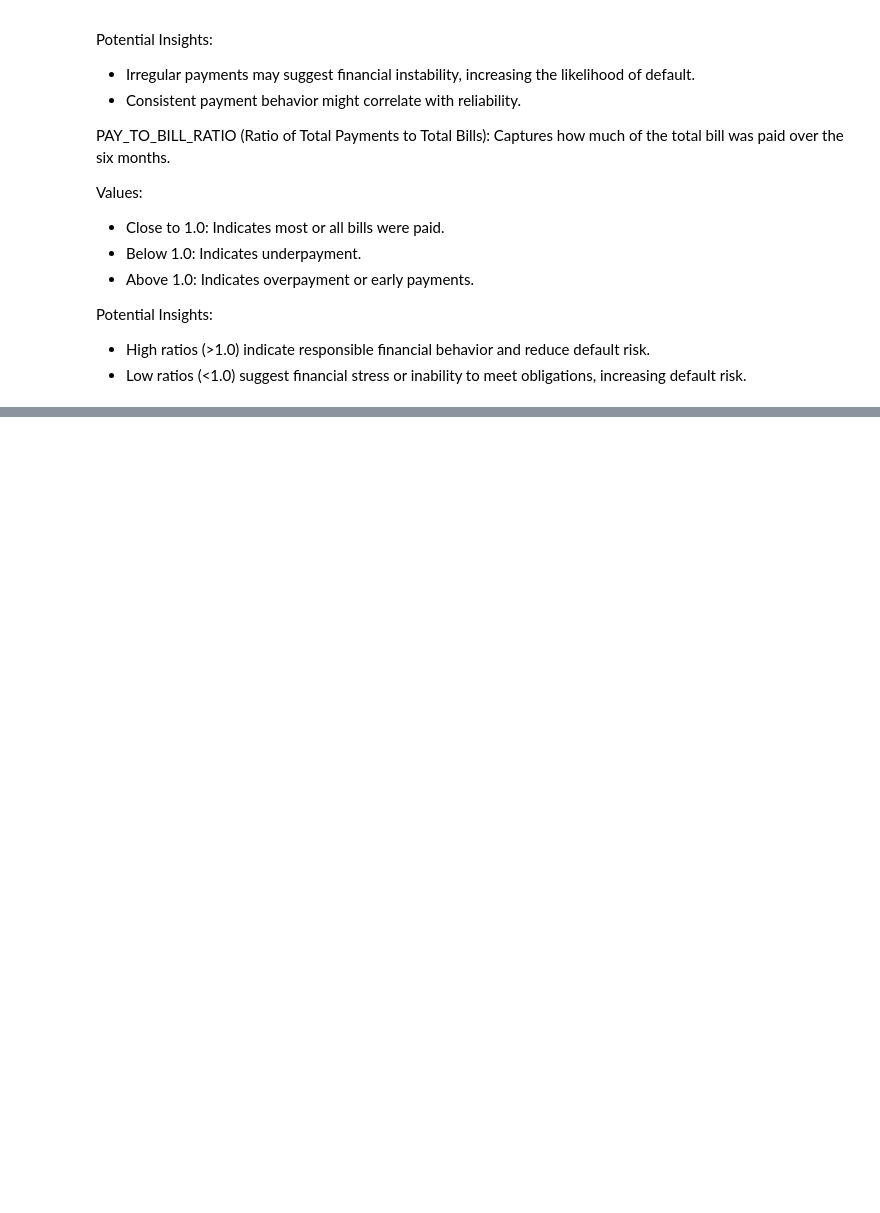
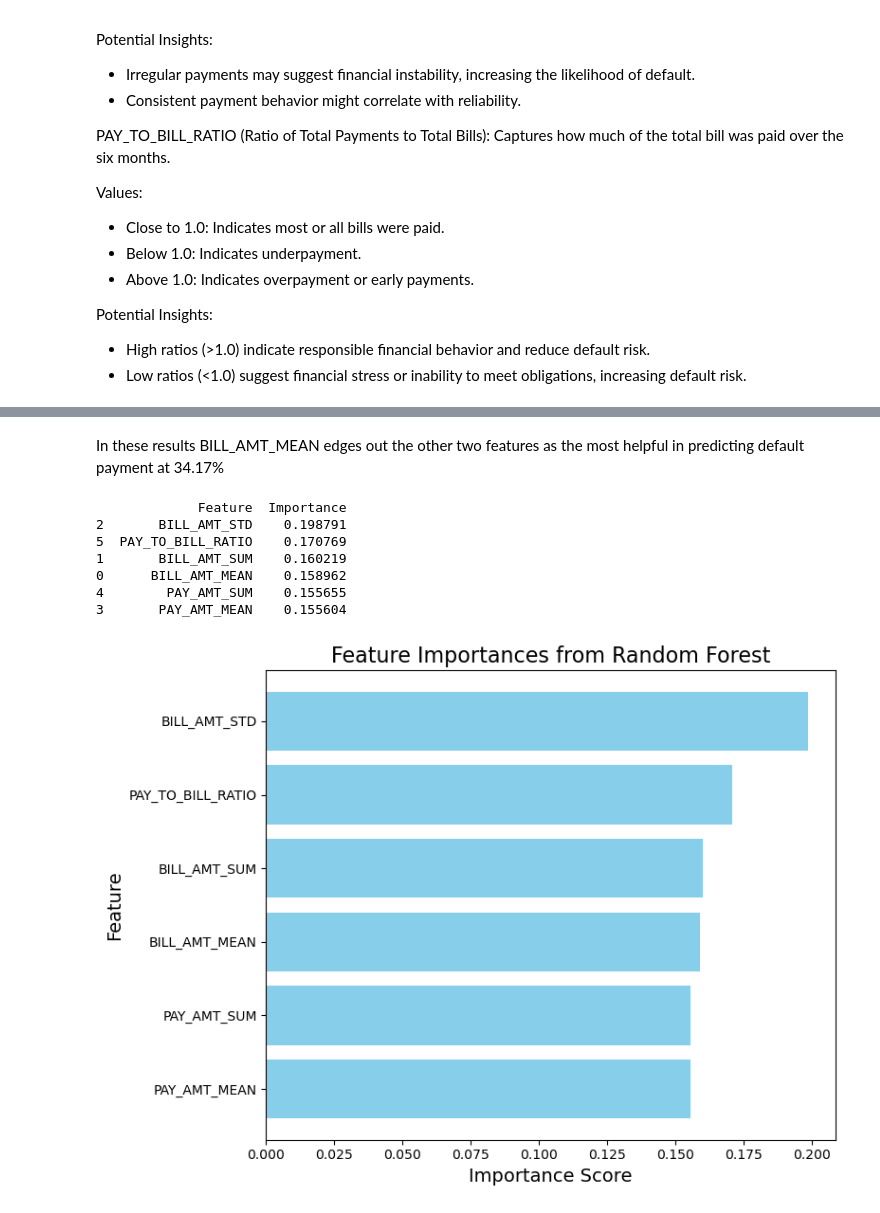
Before and after one commit to ohinson01/SDS-CP014-credit-card-default-pred, a Jupyter notebook: notebooks/Frank_Brown/Frank_Brown_Credit_Card_Prediction (1).ipynb, the cells around one changed output, grey strips where cells are left out. Saved outputs shown, nothing was run; the diff lists cells and outputs as text; code cells hidden in the pictures; blank space fills up the shorter version.

```diff
--- a/notebooks/Frank_Brown/Frank_Brown_Credit_Card_Prediction (1).ipynb
+++ b/notebooks/Frank_Brown/Frank_Brown_Credit_Card_Prediction (1).ipynb
@@ -466,0 +512,46 @@ Potential Insights:
+# %% [markdown]
+In these results BILL_AMT_MEAN edges out the other two features as the most helpful in predicting default payment at 34.17%
+# %%
+# Including more features to see how they affect the model and visualize results.
+
+import matplotlib.pyplot as plt
+
+# Define features and target
+agg_features = ['BILL_AMT_MEAN', 'BILL_AMT_SUM', 'BILL_AMT_STD', 'PAY_AMT_MEAN', 'PAY_AMT_SUM', 'PAY_TO_BILL_RATIO']
+X = df[agg_features]
+y = df['default payment next month']
+
+# Split data into training and testing sets
+X_train, X_test, y_train, y_test = train_test_split(X, y, test_size=0.3, random_state=42)
+
+# Train a Random Forest model
+rf_model = RandomForestClassifier(random_state=42)
+rf_model.fit(X_train, y_train)
+
+# Extract feature importances
+feature_importances = pd.DataFrame({
+    'Feature': agg_features,
+    'Importance': rf_model.feature_importances_
+}).sort_values(by='Importance', ascending=False)
+
+# Print feature importances
+print(feature_importances)
+
+# Visualize feature importances
+plt.figure(figsize=(8, 6))
+plt.barh(feature_importances['Feature'], feature_importances['Importance'], color='skyblue')
+plt.xlabel('Importance Score', fontsize=14)
+plt.ylabel('Feature', fontsize=14)
+plt.title('Feature Importances from Random Forest', fontsize=16)
+plt.gca().invert_yaxis()
+plt.tight_layout()
+plt.show()
+# %% [output]
+             Feature  Importance
+2       BILL_AMT_STD    0.198791
+5  PAY_TO_BILL_RATIO    0.170769
+1       BILL_AMT_SUM    0.160219
+0      BILL_AMT_MEAN    0.158962
+4        PAY_AMT_SUM    0.155655
+3       PAY_AMT_MEAN    0.155604
+[figure, added]
```
Also changed, not shown: parts of 6 cells of this notebook.
